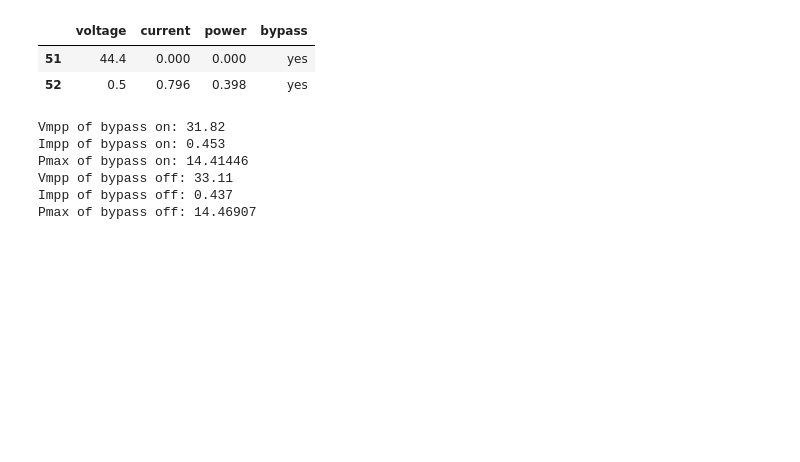
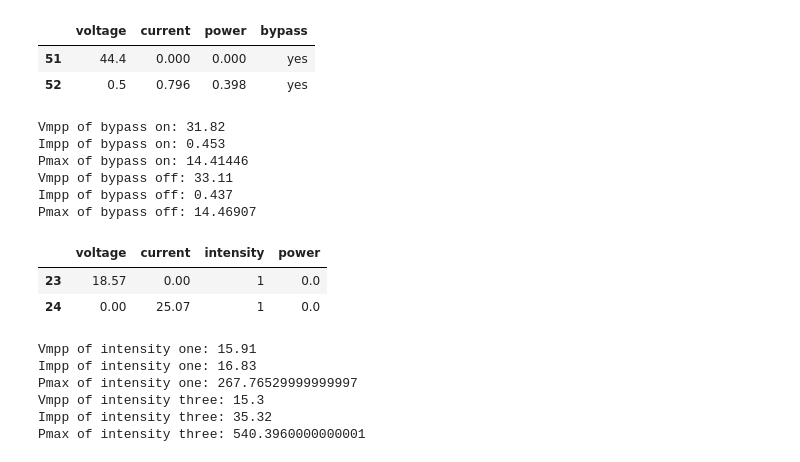
Before and after one commit to MarekTran/ET3037TU, a Jupyter notebook: plotting_ivpv.ipynb, the cells around one changed output. Saved outputs shown, nothing was run; the diff lists cells and outputs as text; code cells hidden in the pictures; blank space fills up the shorter version.

```diff
--- a/plotting_ivpv.ipynb
+++ b/plotting_ivpv.ipynb
@@ -155,0 +156,37 @@ fig.write_image('plots/task2/bypass.png')
+# %%
+dft4 = pd.read_csv('./data/TASK4 - p2exportivpv.csv')
+# add power row
+dft4['power'] = dft4['voltage'] * dft4['current']
+df_intesity_one = dft4.copy(deep=True)
+df_intesity_one = df_intesity_one[df_intesity_one['intensity'] == 1]
+df_intesity_three = dft4.copy(deep=True)
+df_intesity_three = df_intesity_three[df_intesity_three['intensity'] == 3]
+df_intesity_one.tail(2)
+# %% [output]
+|  | voltage | current | intensity | power |
+| 23 | 18.57 | 0.00 | 1 | 0.0 |
+| 24 | 0.00 | 25.07 | 1 | 0.0 |
+# %%
+# Columns of df_intesity_one and df_intesity_three are voltage, current, power, intensity
+
+# Print characteristic parameters of intensity one
+# Print Impp and Vmpp which are the current and voltage of the point with maximum power for intensity one
+# Print Pmax which is the maximum power for intensity one
+intensity_one_mpp_point = df_intesity_one[df_intesity_one['power'] == df_intesity_one['power'].max()]
+print(f"Vmpp of intensity one: {intensity_one_mpp_point['voltage'].values[0]}")
+print(f"Impp of intensity one: {intensity_one_mpp_point['current'].values[0]}")
+print(f"Pmax of intensity one: {df_intesity_one['power'].max()}")
+# Print characteristic parameters of intensity three
+# Print Impp and Vmpp which are the current and voltage of the point with maximum power for intensity three
+# Print Pmax which is the maximum power for intensity three
+intensity_three_mpp_point = df_intesity_three[df_intesity_three['power'] == df_intesity_three['power'].max()]
+print(f"Vmpp of intensity three: {intensity_three_mpp_point['voltage'].values[0]}")
+print(f"Impp of intensity three: {intensity_three_mpp_point['current'].values[0]}")
+print(f"Pmax of intensity three: {df_intesity_three['power'].max()}")
+# %% [output]
+Vmpp of intensity one: 15.91
+Impp of intensity one: 16.83
+Pmax of intensity one: 267.76529999999997
+Vmpp of intensity three: 15.3
+Impp of intensity three: 35.32
+Pmax of intensity three: 540.3960000000001
```
Also changed, not shown: parts of 2 cells of this notebook, 28 other files.
